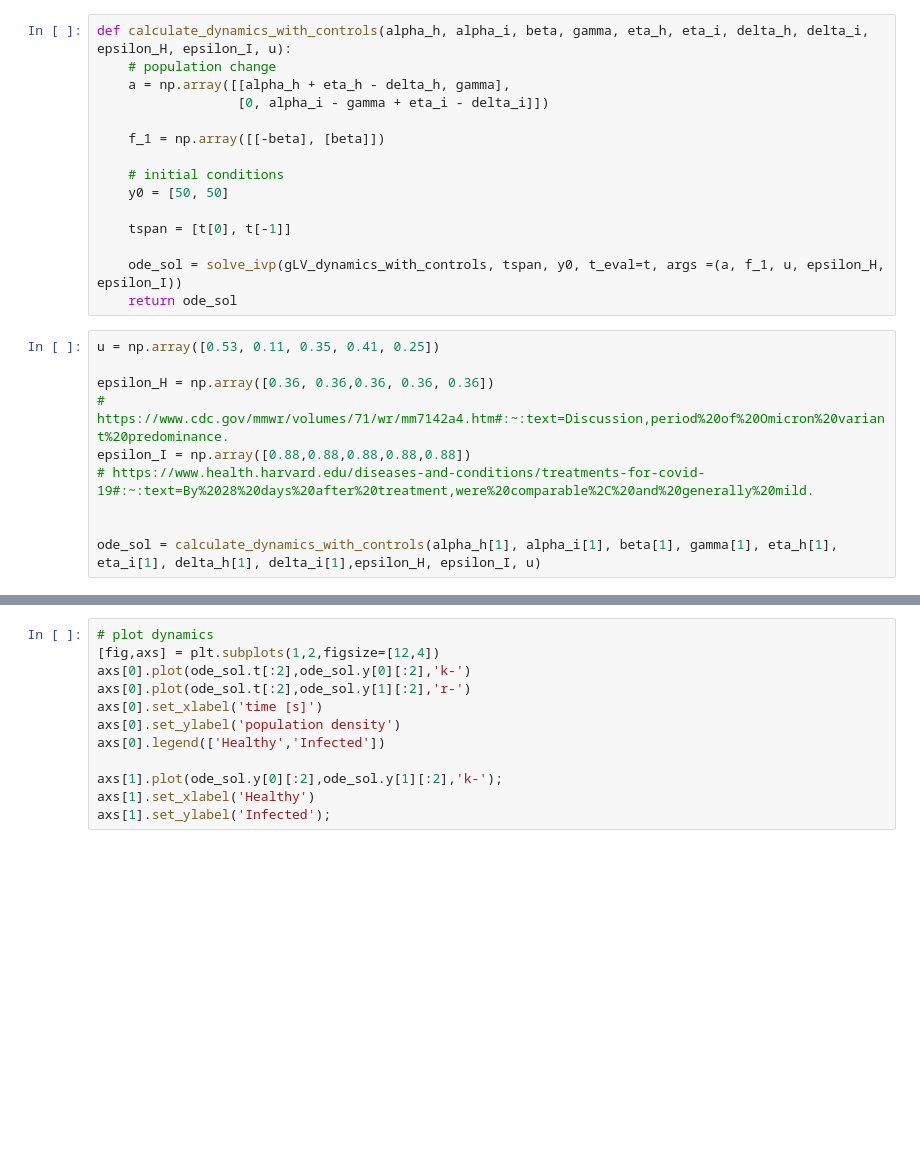
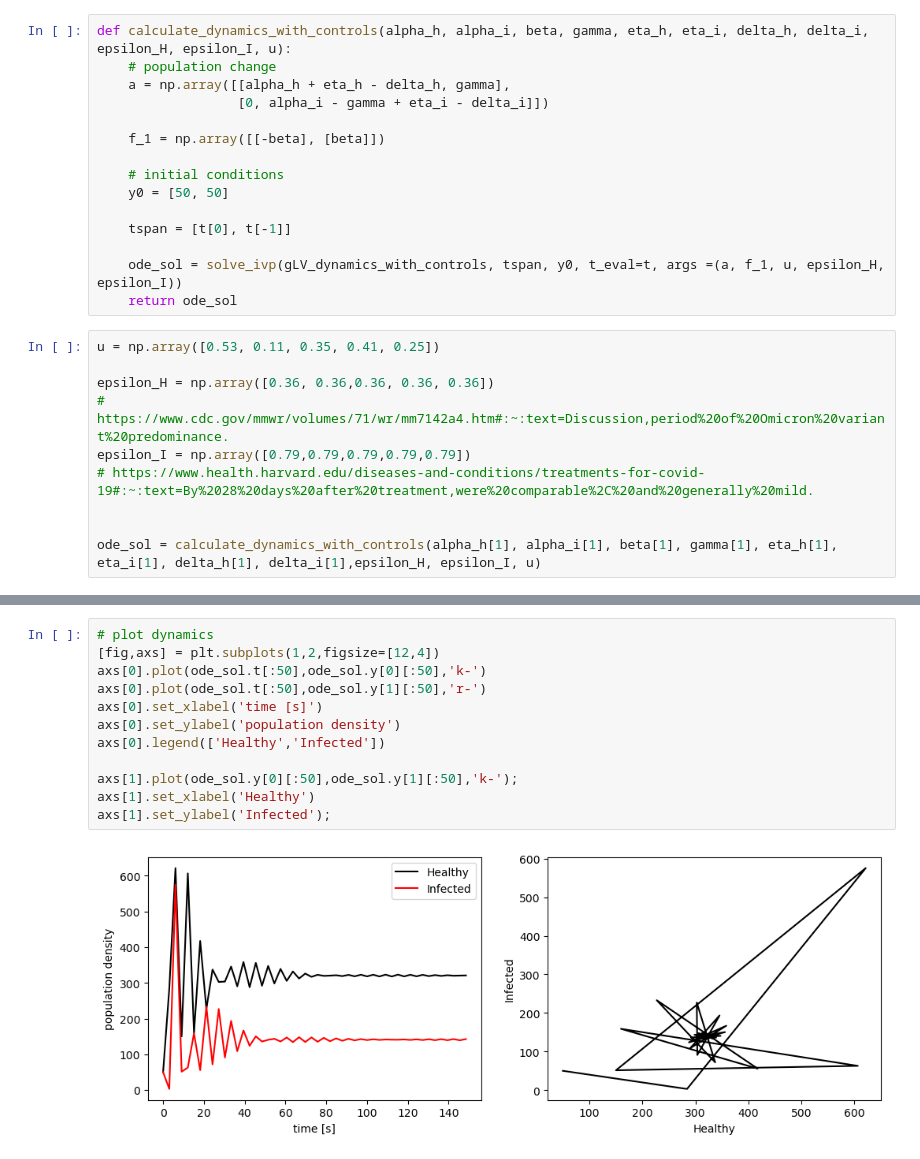
Before and after one commit to marszzibros/CSYS296, a Jupyter notebook: covid19_analysis.ipynb, the cells around one changed output, grey strips where cells are left out. Cells and saved outputs as stored; diff of their text form; blank space fills up the shorter version.

```diff
--- a/covid19_analysis.ipynb
+++ b/covid19_analysis.ipynb
@@ -290,7 +272,7 @@ u = np.array([0.53, 0.11, 0.35, 0.41, 0.25])
 
 epsilon_H = np.array([0.36, 0.36,0.36, 0.36, 0.36])
 # https://www.cdc.gov/mmwr/volumes/71/wr/mm7142a4.htm#:~:text=Discussion,period%20of%20Omicron%20variant%20predominance.
-epsilon_I = np.array([0.88,0.88,0.88,0.88,0.88])
+epsilon_I = np.array([0.79,0.79,0.79,0.79,0.79])
 # https://www.health.harvard.edu/diseases-and-conditions/treatments-for-covid-19#:~:text=By%2028%20days%20after%20treatment,were%20comparable%2C%20and%20generally%20mild.
 
 
@@ -310,12 +294,14 @@ axs[1].set_ylabel('Infected');
 # %%
 # plot dynamics
 [fig,axs] = plt.subplots(1,2,figsize=[12,4])
-axs[0].plot(ode_sol.t[:2],ode_sol.y[0][:2],'k-')
-axs[0].plot(ode_sol.t[:2],ode_sol.y[1][:2],'r-')
+axs[0].plot(ode_sol.t[:50],ode_sol.y[0][:50],'k-')
+axs[0].plot(ode_sol.t[:50],ode_sol.y[1][:50],'r-')
 axs[0].set_xlabel('time [s]')
 axs[0].set_ylabel('population density')
 axs[0].legend(['Healthy','Infected'])
 
-axs[1].plot(ode_sol.y[0][:2],ode_sol.y[1][:2],'k-');
+axs[1].plot(ode_sol.y[0][:50],ode_sol.y[1][:50],'k-');
 axs[1].set_xlabel('Healthy')
 axs[1].set_ylabel('Infected');
+# %% [output]
+[figure, added]
```
Also changed, not shown: parts of 3 cells of this notebook, 14 other files.
